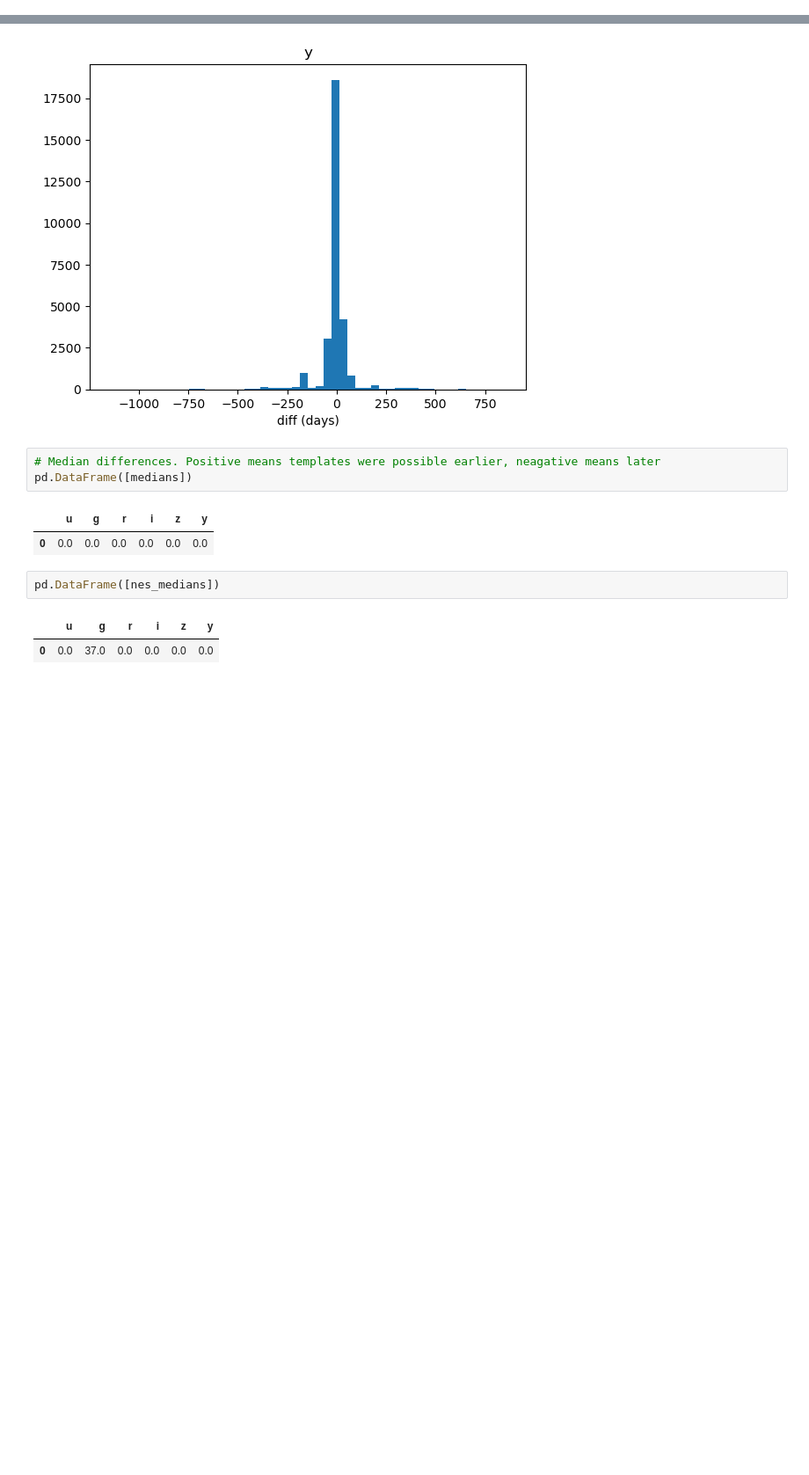
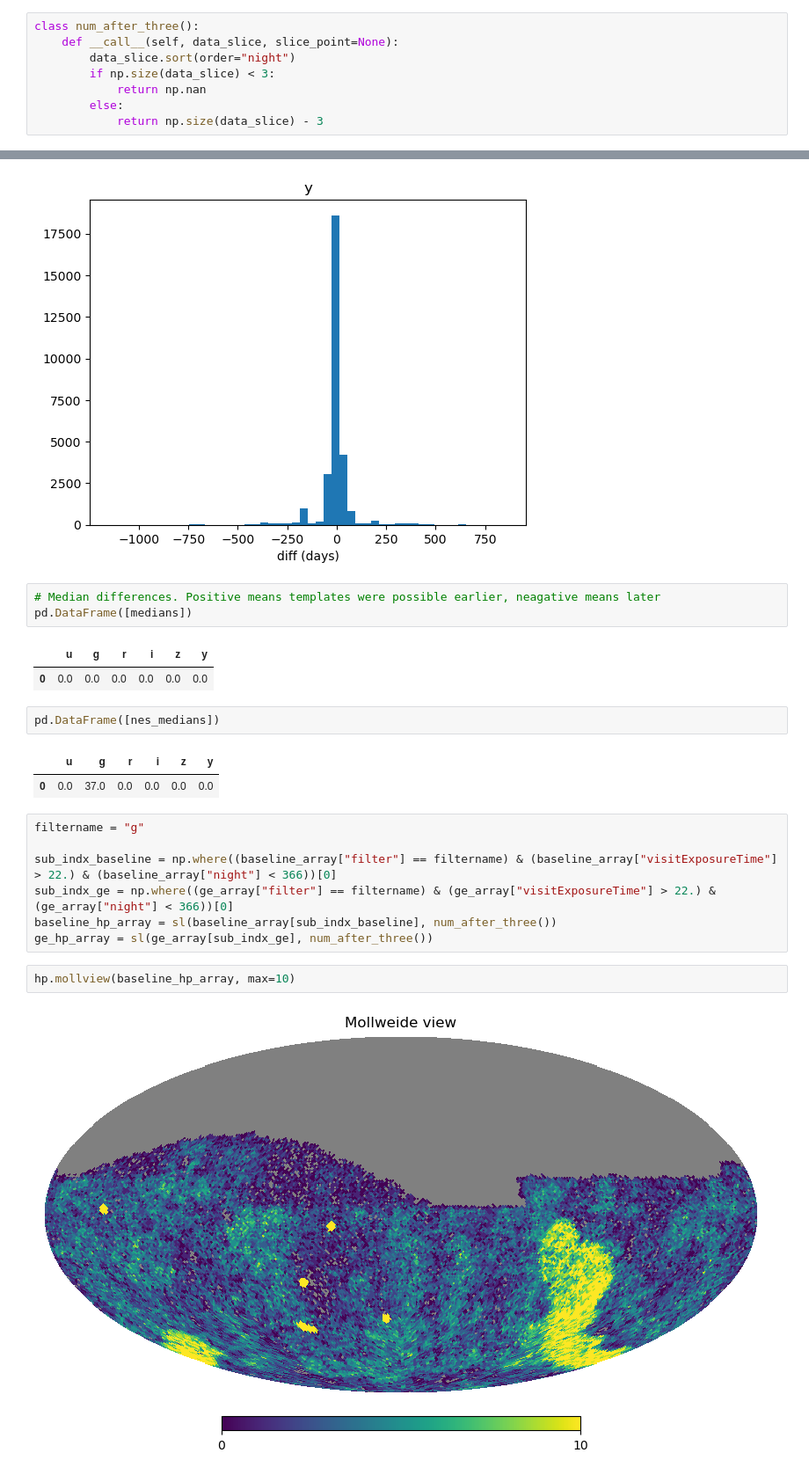
Before and after one commit to lsst-sims/sims_featureScheduler_runs4.3, a Jupyter notebook: nes_early/template_diff.ipynb, the cells around one changed output, grey strips where cells are left out. Shown at 88% size. Drawn from its saved outputs; the diff is of its cells as text; blank space fills up the shorter version.

```diff
--- a/nes_early/template_diff.ipynb
+++ b/nes_early/template_diff.ipynb
@@ -38,6 +38,14 @@ class night_at_three():
             return np.nan
         else:
             return data_slice["night"][2]
+# %%
+class num_after_three():
+    def __call__(self, data_slice, slice_point=None):
+        data_slice.sort(order="night")
+        if np.size(data_slice) < 3:
+            return np.nan
+        else:
+            return np.size(data_slice) - 3
 # %%
 nside = 64
 sl = maf.Slicer(nside=nside)
@@ -91,3 +105,14 @@ pd.DataFrame([nes_medians])
 # %% [output]
 |  | u | g | r | i | z | y |
 | 0 | 0.0 | 37.0 | 0.0 | 0.0 | 0.0 | 0.0 |
+# %%
+filtername = "g"
+
+sub_indx_baseline = np.where((baseline_array["filter"] == filtername) & (baseline_array["visitExposureTime"] > 22.) & (baseline_array["night"] < 366))[0]
+sub_indx_ge = np.where((ge_array["filter"] == filtername) & (ge_array["visitExposureTime"] > 22.) & (ge_array["night"] < 366))[0]
+baseline_hp_array = sl(baseline_array[sub_indx_baseline], num_after_three())
+ge_hp_array = sl(ge_array[sub_indx_ge], num_after_three())
+# %%
+hp.mollview(baseline_hp_array, max=10)
+# %% [output]
+[figure, added]
```
Also changed, not shown: parts of 6 cells of this notebook, 1 other file.
